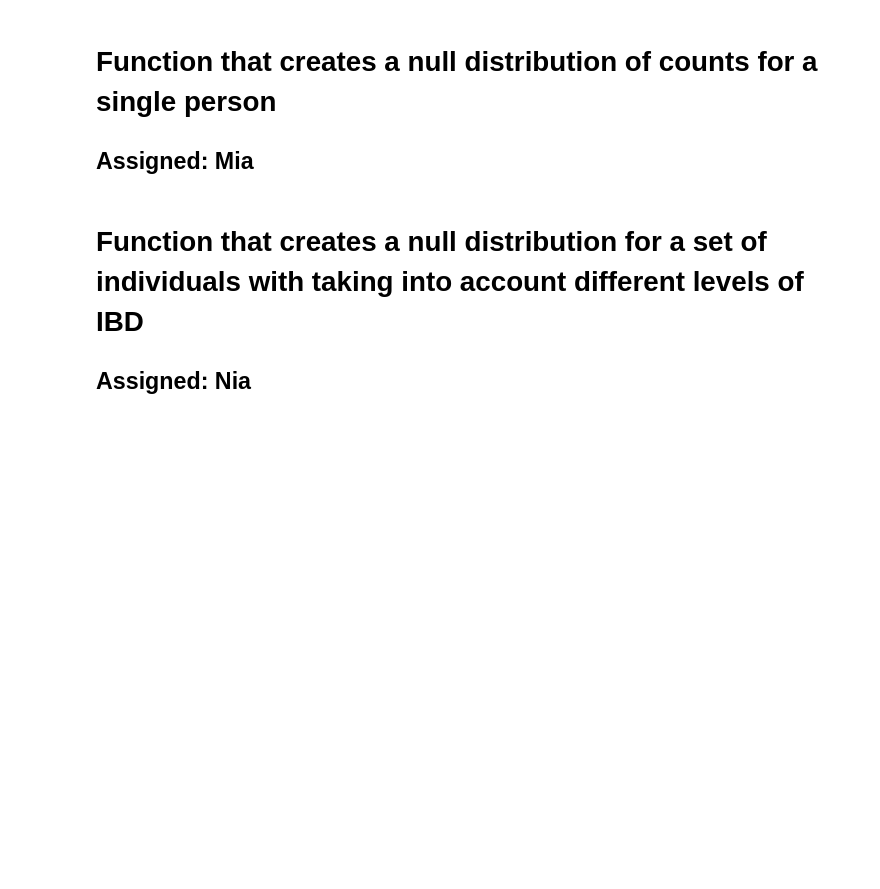
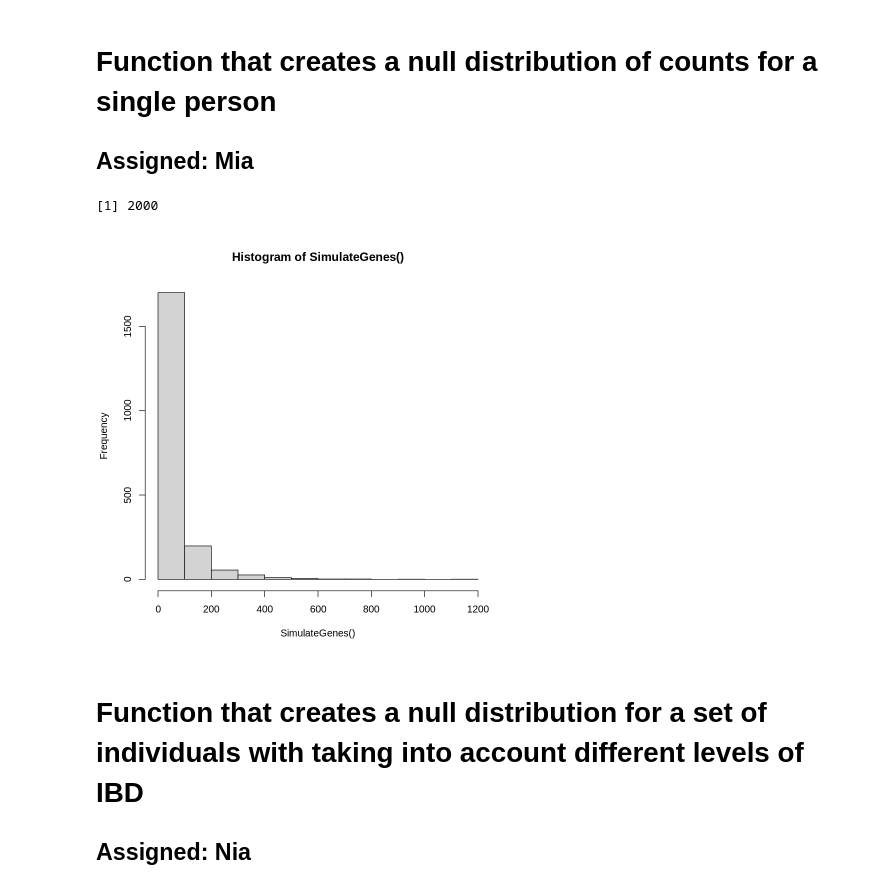
Before and after one commit to MiaAltieri/CSE284, a Jupyter notebook: IBD Pipeline.ipynb, the cells around one changed output. Cells and saved outputs as stored; diff of their text form; code cells hidden in the pictures; blank space fills up the shorter version.

Commit message:
Mia's function for simulating a null dist for a single individ

```diff
--- a/IBD Pipeline.ipynb
+++ b/IBD Pipeline.ipynb
@@ -27,6 +27,30 @@ library(doParallel)
 ## Assigned: Mia
 # %%
 # TODO Create this
+SimulateGenes=function(numberofGenes=2000){
+    samples = 1
+    set.seed(1)
+
+    mu = 1000^(sample(c(rbeta(1, shape1 = 3, shape2 = 3),
+                        rbeta(1, shape1 = 10, shape2 = 10)),1))
+
+    disp = sample(c(seq(1,10),1))
+    X = rnbinom(samples, size=disp, mu=mu)
+    for(gene in c(1:(numberofGenes-1))){
+        mu = 1000^(sample(
+        c(rbeta(1, shape1 = 3, shape2 = 3),
+        rbeta(1, shape1 = 10, shape2 = 10)),1))
+
+        disp =sample(c(seq(1,10)),1)
+        gene_counts = rnbinom(samples, size=disp, mu=mu)
+        X = rbind(X, gene_counts)
+    }
+
+    return(X)
+}
+# %% [output]
+[1] 2000
+[figure, added]
 # %% [markdown]
 # Function that creates a null distribution for a set of individuals with taking into account different levels of IBD
 ## Assigned: Nia
```
